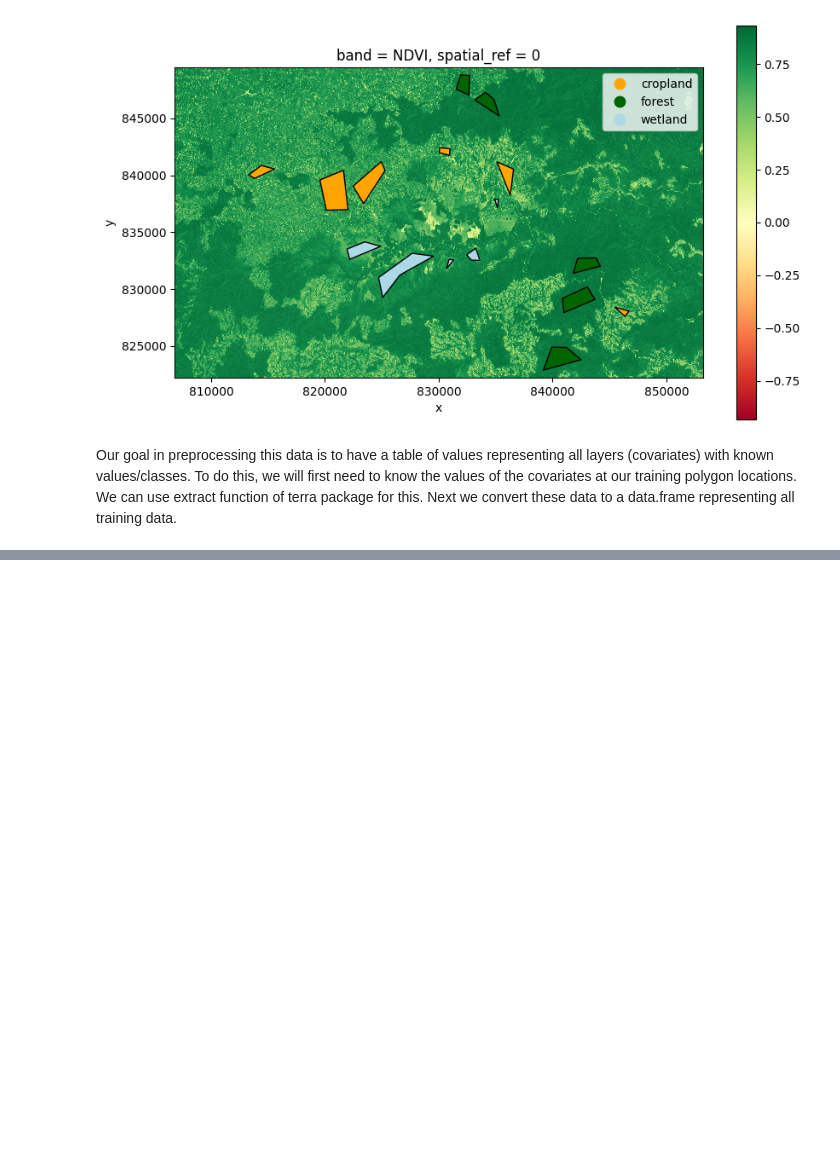
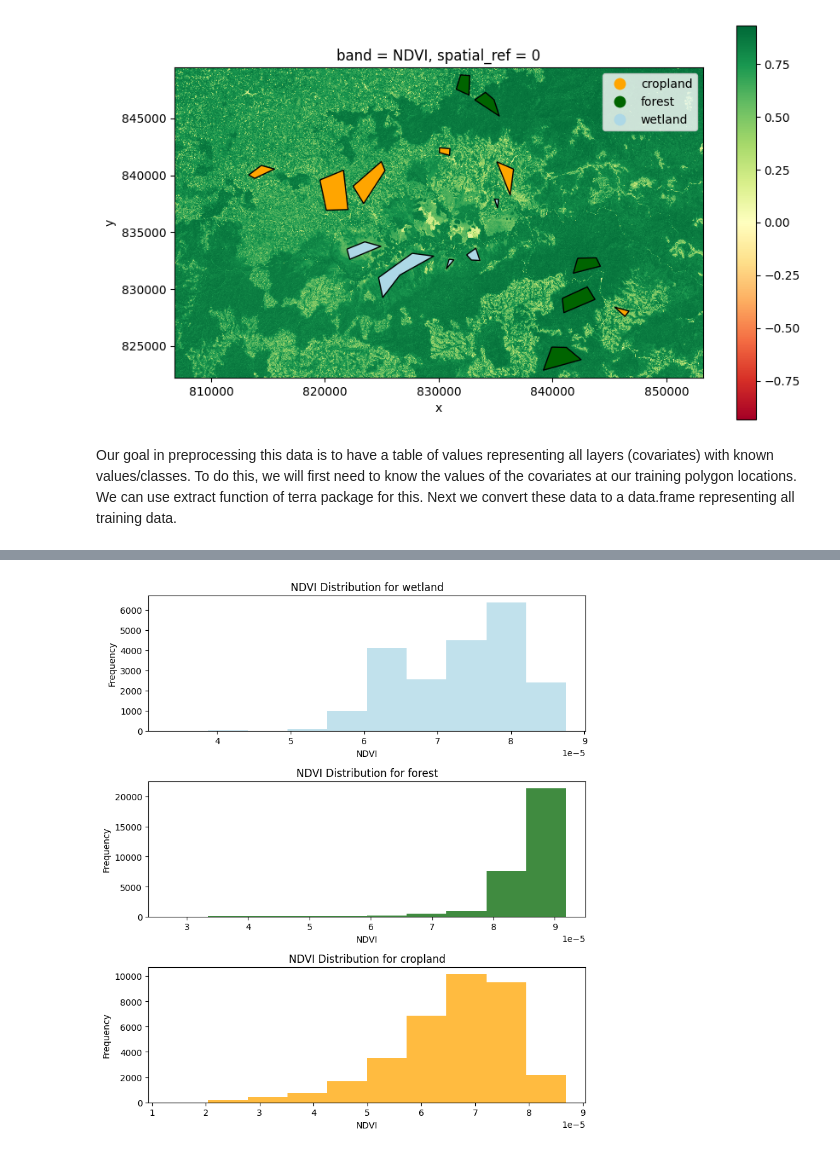
Before and after one commit to amrirasyidi/AdvancedRasterAnalysis, a Jupyter notebook: python/notebook.ipynb, the cells around one changed output, grey strips where cells are left out. Cells and saved outputs as stored; diff of their text form; code cells hidden in the pictures; blank space fills up the shorter version.

```diff
--- a/python/notebook.ipynb
+++ b/python/notebook.ipynb
@@ -501,0 +487,47 @@ final_gdf.describe().T
+# %%
+# Unique classes in the 'class' column
+classes = final_gdf['class'].unique()
+
+# Number of unique classes
+n_classes = len(classes)
+
+# Define your color mapping based on the class order
+class_colors = {
+    'wetland': 'lightblue',  # Replace 'Class 1' with your actual class name if different
+    'forest': 'darkgreen',
+    'cropland': 'orange'
+}
+
+# Create a figure and axes with a grid of subplots
+fig, axs = plt.subplots(nrows=n_classes, figsize=(8, 3 * n_classes))
+
+# Check if there's only one class to adjust indexing
+if n_classes == 1:
+    axs = [axs]
+
+# Plot a histogram for each class
+for ax, cls in zip(axs, classes):
+    # Select NDVI data for the current class
+    subset = final_gdf[final_gdf['class'] == cls]['NDVI']
+
+    # Plot histogram
+    ax.hist(
+        subset,
+        # bins=30,
+        color=class_colors[cls],
+        alpha=0.75,
+        label=f'Class {cls} NDVI'
+        )
+
+    # Set title and labels
+    ax.set_title(f'NDVI Distribution for {cls}')
+    ax.set_xlabel('NDVI')
+    ax.set_ylabel('Frequency')
+
+    # # Add a legend
+    # ax.legend()
+
+# Adjust layout
+plt.tight_layout()
+# %% [output]
+[figure, added]
```
Also changed, not shown: parts of 13 cells of this notebook.
